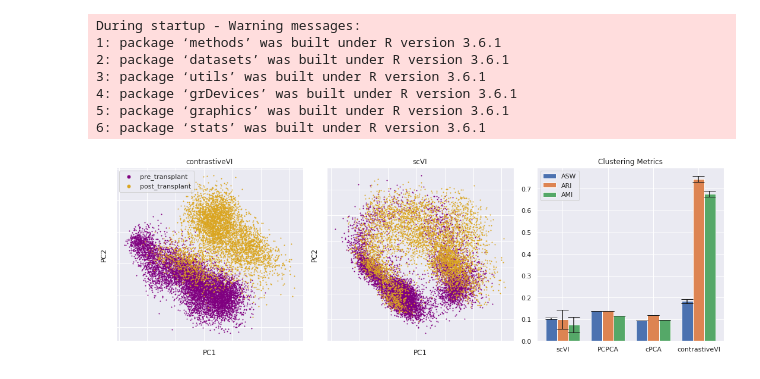
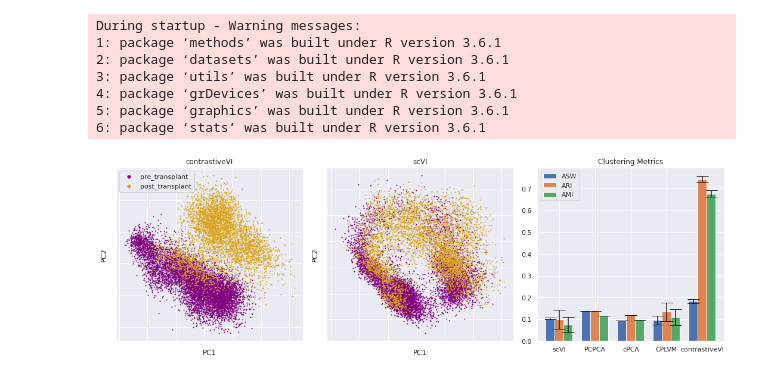
Before and after one commit to suinleelab/contrastiveVI, a Jupyter notebook: notebooks/aml_results.ipynb, the cells around one changed output. Cells and saved outputs as stored; diff of their text form; code cells hidden in the pictures.

Commit message:
Include CPLVM in benchmark experiment (#13) and conda env file (#5)

```diff
--- a/notebooks/aml_results.ipynb
+++ b/notebooks/aml_results.ipynb
@@ -70,6 +70,19 @@ PCPCA_salient_representations = PCPCA_model.transform(
     background_adata.X.transpose()
 )[0].transpose()
 cpca_salient_representations = cpca_model.transform(target_adata.X, n_alphas_to_return=1)[0]
+# %%
+seeds = [123, 42, 46, 789, 999]
+cplvm_models = [
+    pickle.load(
+        open(
+            os.path.join(constants.DEFAULT_RESULTS_PATH, "zheng_2017", f"CPLVM/{seed}", "model.pkl"), "rb"
+        )
+    )
+    for seed in seeds
+]
+cplvm_salient_representations = [
+    model["qty_mean"].T for model in cplvm_models
+]
 # %%
 scVI_aris = [adjusted_rand_score(
     target_adata.obs['condition'],
@@ -89,6 +102,13 @@ cpca_ari = adjusted_rand_score(
     target_adata.obs['condition'],
     KMeans(n_clusters=2).fit(cpca_salient_representations).labels_
 )
+cplvm_aris = [
+    adjusted_rand_score(
+        target_adata.obs['condition'],
+        KMeans(n_clusters=2).fit(salient_latent).labels_
+    )
+    for salient_latent in tqdm(cplvm_salient_representations)
+]
 # %%
 from sklearn.metrics import adjusted_mutual_info_score
 from sklearn.preprocessing import LabelEncoder
@@ -111,6 +131,12 @@ cpca_nmi = adjusted_mutual_info_score(
     target_adata.obs['condition'],
     KMeans(n_clusters=2).fit(cpca_salient_representations).labels_
 )
+cplvm_nmis = [
+    adjusted_mutual_info_score(
+        LabelEncoder().fit_transform(target_adata.obs['condition']),
+        KMeans(n_clusters=2).fit(latent).labels_
+    ) for latent in tqdm(cplvm_salient_representations)
+]
 # %%
 from sklearn.metrics import silhouette_score
 
@@ -132,6 +158,13 @@ cpca_silhouette = silhouette_score(
     cpca_salient_representations,
     LabelEncoder().fit_transform(target_adata.obs['condition'])
 )
+cplvm_silhouettes = [
+    silhouette_score(
+        latent,
+        LabelEncoder().fit_transform(target_adata.obs['condition'])
+    )
+    for latent in tqdm(cplvm_salient_representations)
+]
 # %%
 from sklearn.decomposition import PCA
 # %%
@@ -176,7 +209,7 @@ ax2.set_yticklabels([])
 ax2.set_title("scVI")
 
 
-labels = ['scVI', 'PCPCA', 'cPCA', 'contrastiveVI']
+labels = ['scVI', 'PCPCA', 'cPCA', 'CPLVM', 'contrastiveVI']
 width = 0.25  # the width of the bars
 x = np.arange(len(labels))
 rects1 = ax3.bar(
@@ -185,6 +218,7 @@ rects1 = ax3.bar(
         np.mean(scVI_silhouettes),
         PCPCA_silhouette,
         cpca_silhouette,
+        np.mean(cplvm_silhouettes),
         np.mean(contrastiveVI_silhouettes),
     ],
     width,
@@ -192,6 +226,7 @@ rects1 = ax3.bar(
         np.std(scVI_silhouettes),
         0,
         0,
+        np.std(cplvm_silhouettes),
         np.std(contrastiveVI_silhouettes),
     ],
     capsize=10,
@@ -203,6 +238,7 @@ rects2 = ax3.bar(
         np.mean(scVI_aris),
         PCPCA_ari,
         cpca_ari,
+        np.mean(cplvm_aris),
         np.mean(contrastiveVI_aris),
     ],
     width,
@@ -210,36 +246,39 @@ rects2 = ax3.bar(
         np.std(scVI_aris),
         0,
         0,
+        np.std(cplvm_aris),
         np.std(contrastiveVI_aris),
     ],
     capsize=10,
     label='ARI'
 )
 rects3 = ax3.bar(
     x + 2*width,
     [
         np.mean(scVI_nmis),
         PCPCA_nmi,
         cpca_nmi,
+        np.mean(cplvm_nmis),
         np.mean(contrastiveVI_nmis),
     ],
     width,
     yerr=[
         np.std(scVI_nmis),
         0,
         0,
+        np.std(cplvm_nmis),
         np.std(contrastiveVI_nmis),
     ],
     capsize=10,
     label='AMI'
 )
 
 ax3.set_xticks(x + width)
 ax3.set_xticklabels(labels)
 ax3.legend()
 ax3.set_title("Clustering Metrics")
 
 plt.tight_layout()
 plt.show()
 # %% [output]
-[figure, old version]
+[figure, new version]
```
Also changed, not shown: 5 other files.
